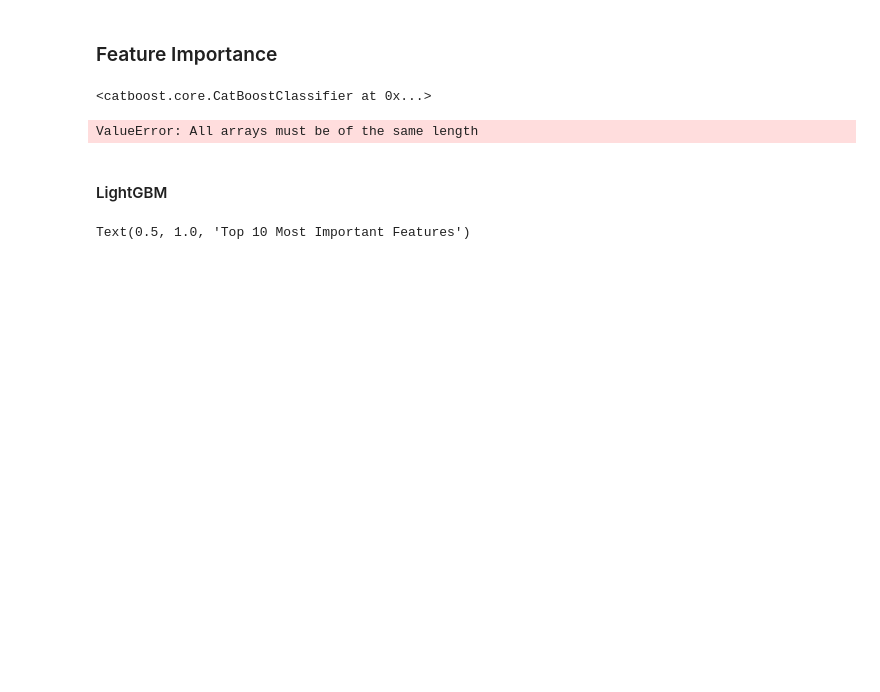
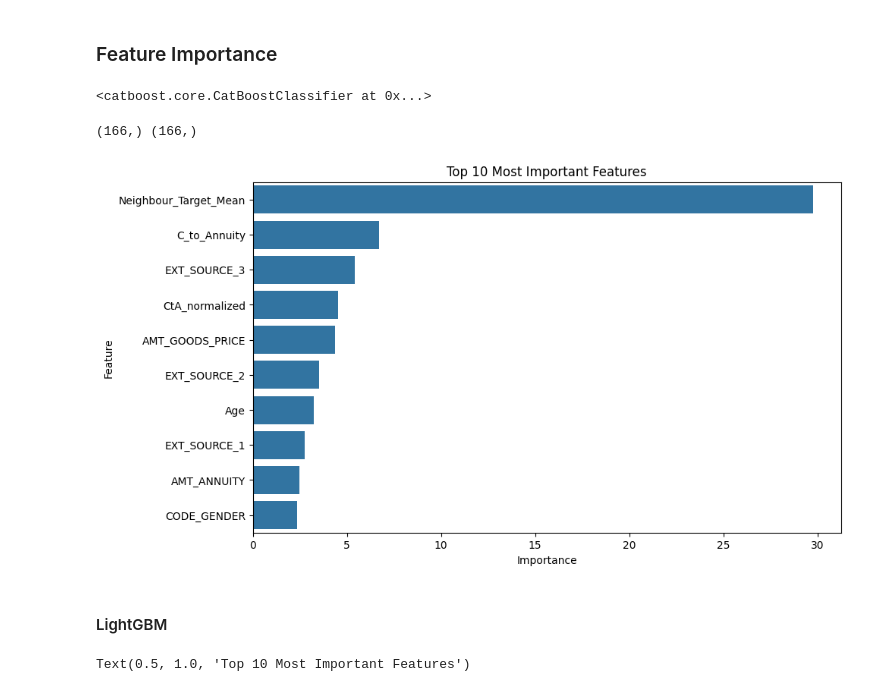
Before and after one commit to kirisame-ame/GCI-Competition, a Jupyter notebook: tutorial.ipynb, the cells around one changed output. Cells and saved outputs as stored; diff of their text form; code cells hidden in the pictures; blank space fills up the shorter version.

```diff
--- a/tutorial.ipynb
+++ b/tutorial.ipynb
@@ -1393,8 +1393,10 @@ AMT_REQ_CREDIT_BUREAU_QRT     18471
 AMT_REQ_CREDIT_BUREAU_YEAR    18471
 TARGET                            0
 dtype: int64
+# %%
+k_num = 700
 # %%
-X_train = preprocess_data(df_train,df_train,self=True)
+X_train = preprocess_data(df_train,df_train,k_num=k_num,self=True)
 # %%
 X_train.head()
 # %% [output]
@@ -1654,19 +1665,20 @@ fin_boost.fit(X_train, y_train,verbose=False)
 <catboost.core.CatBoostClassifier at 0x...>
 # %%
 feature_importances = fin_boost.get_feature_importance()
-feature_names = mod_df.drop("TARGET", axis=1).columns
-print()
+feature_names = X_train.columns
+print(feature_names.shape, feature_importances.shape)
 importance_df = pd.DataFrame({
     'Feature': feature_names,
     'Importance': feature_importances
 })
 importance_df = importance_df.sort_values(by='Importance', ascending=False).head(10)
 plt.figure(figsize=(10, 6))
 sns.barplot(x='Importance', y='Feature', data=importance_df)
 plt.title('Top 10 Most Important Features')
 plt.show()
 # %% [output]
-ValueError: All arrays must be of the same length
+(166,) (166,)
+[figure, added]
 # %% [markdown]
 #### LightGBM
 # %%
```
Also changed, not shown: parts of 13 cells of this notebook, 1 other file.
